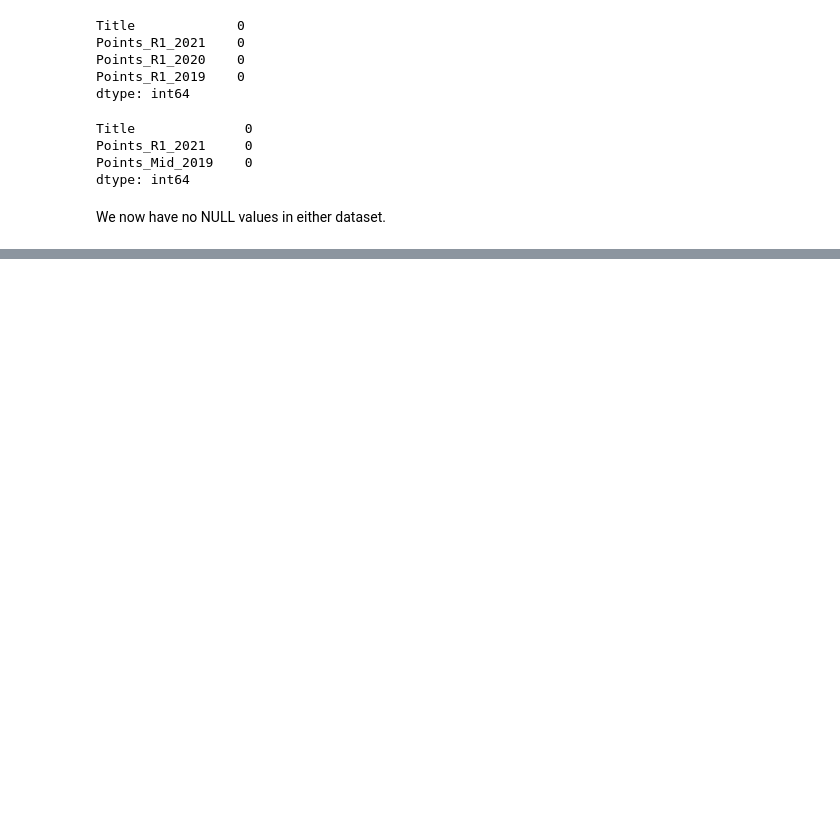
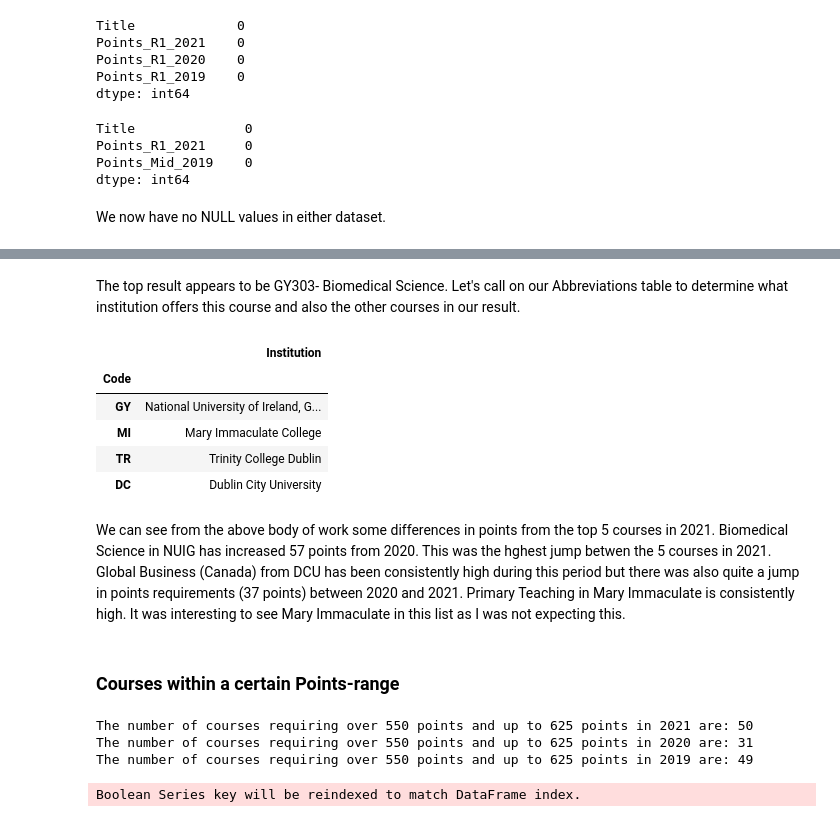
Before and after one commit to conor-mccaffrey/cao-points, a Jupyter notebook: cao-points-analysis.ipynb, the cells around one changed output, grey strips where cells are left out. Saved outputs shown, nothing was run; the diff lists cells and outputs as text; code cells hidden in the pictures; blank space fills up the shorter version.

```diff
--- a/cao-points-analysis.ipynb
+++ b/cao-points-analysis.ipynb
@@ -1227,0 +1305,51 @@ plt.xticks(
+# %% [markdown]
+The top result appears to be GY303- Biomedical Science. Let's call on our Abbreviations table to determine what institution offers this course and also the other courses in our result.
+# %%
+ # let's find out where these courses are offered (Based on reference 18)
+top_5_courses = abbrev.loc[['GY', 'MI', 'TR', 'DC']]
+top_5_courses
+# %% [output]
+|  | Institution |
+| Code |  |
+| GY | National University of Ireland, G... |
+| MI | Mary Immaculate College |
+| TR | Trinity College Dublin |
+| DC | Dublin City University |
+# %% [markdown]
+We can see from the above body of work some differences in points from the top 5 courses in 2021. Biomedical Science in NUIG has increased 57 points from 2020. This was the hghest jump betwen the 5 courses in 2021. Global Business (Canada) from DCU has been consistently high during this period but there was also quite a jump in points requirements (37 points) between 2020 and 2021. Primary Teaching in Mary Immaculate is consistently high. It was interesting to see Mary Immaculate in this list as I was not expecting this.
+# %% [markdown]
+### Courses within a certain Points-range
+# %%
+# Lets determine how many courses required over 550 points each year
+# Researched using Reference 21
+
+#2021
+top_courses_2021 = allcourses_L8[[ 'Title', 'Points_R1_2021']] # Isolate what we want
+# Setting limits
+top_courses_2021 = top_courses_2021[(top_courses_2021['Points_R1_2021'] > 550)
+                                    & (top_courses_2021['Points_R1_2021'] < 626) ].sort_values('Points_R1_2021')
+
+#2020
+top_courses_2020 = allcourses_L8[[ 'Title', 'Points_R1_2020']] # Isolate what we want
+#Setting limits
+top_courses_2020 = top_courses_2020[(top_courses_2020['Points_R1_2020'] > 550)
+                                    & (top_courses_2019['Points_R1_2019'] < 626) ].sort_values('Points_R1_2020')
+
+#2019
+top_courses_2019 = allcourses_L8[[ 'Title', 'Points_R1_2019']] # Isolate what we want
+# Setting limits
+top_courses_2019 = top_courses_2019[(top_courses_2019['Points_R1_2019'] > 550)
+                                    & (top_courses_2019['Points_R1_2019'] < 626) ].sort_values('Points_R1_2019')
+
+
+print('The number of courses requiring over 550 points and up to 625 points in 2021 are:',
+      top_courses_2021['Points_R1_2021'].count())
+print('The number of courses requiring over 550 points and up to 625 points in 2020 are:',
+      top_courses_2020['Points_R1_2020'].count())
+print('The number of courses requiring over 550 points and up to 625 points in 2019 are:',
+      top_courses_2019['Points_R1_2019'].count())
+# %% [output]
+The number of courses requiring over 550 points and up to 625 points in 2021 are: 50
+The number of courses requiring over 550 points and up to 625 points in 2020 are: 31
+The number of courses requiring over 550 points and up to 625 points in 2019 are: 49
+Boolean Series key will be reindexed to match DataFrame index.
```
Also changed, not shown: parts of 18 cells of this notebook, 13 other files.
